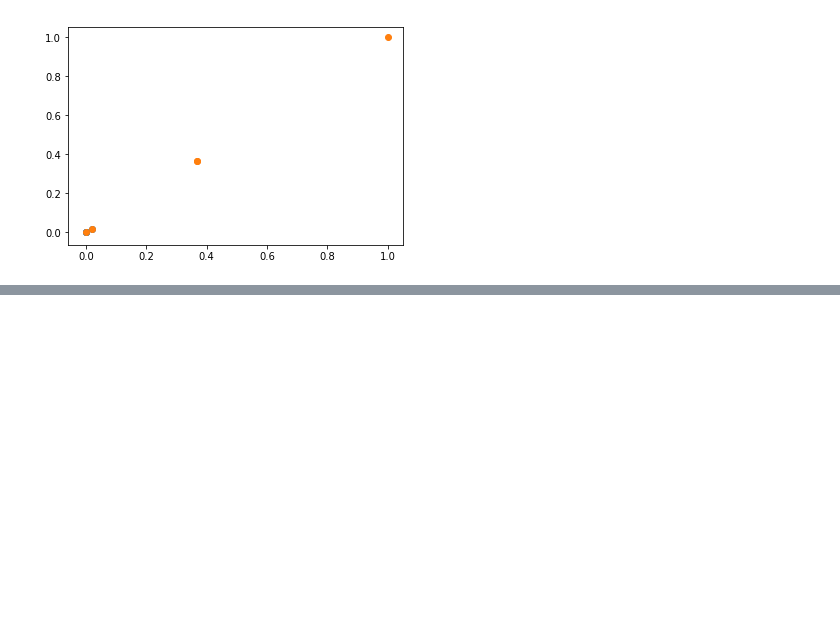
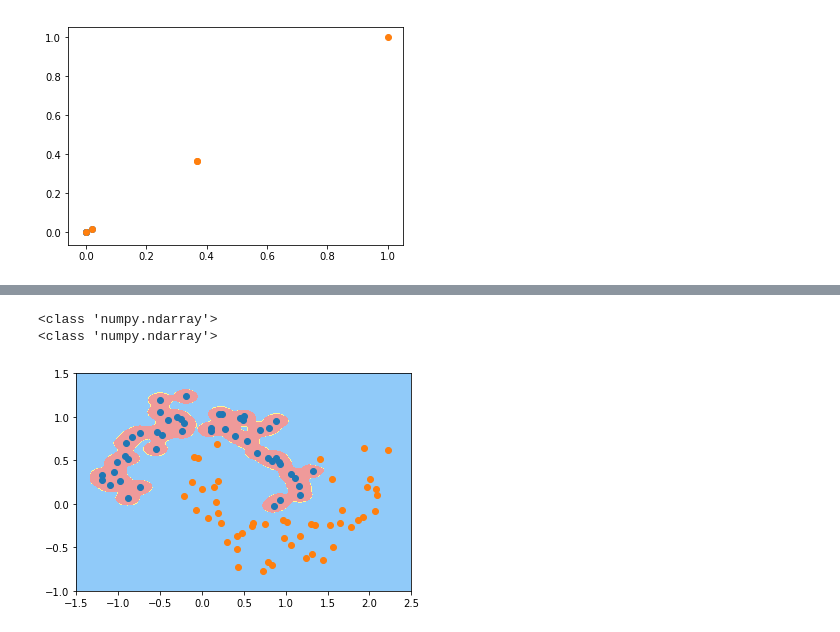
Before and after one commit to shinfly-Zhao/ml-algorithm, a Jupyter notebook: svm/svm-RBF.ipynb, the cells around one changed output, grey strips where cells are left out. Drawn from its saved outputs; the diff is of its cells as text; code cells hidden in the pictures; blank space fills up the shorter version.

```diff
--- a/svm/svm-RBF.ipynb
+++ b/svm/svm-RBF.ipynb
@@ -44,0 +103,11 @@ plt.show()
+# %%
+rbf_100 = RBFKernelSVC(gamma=100)
+rbf_100.fit(X,y)
+plot_deciBiOn_boundary(rbf_100,axis=[-1.5,2.5,-1,1.5])
+plt.scatter(X[y==0,0],X[y==0,1])
+plt.scatter(X[y==1,0],X[y==1,1])
+plt.show()
+# %% [output]
+<class 'numpy.ndarray'>
+<class 'numpy.ndarray'>
+[figure, added]
```
Also changed, not shown: parts of 14 cells of this notebook.
